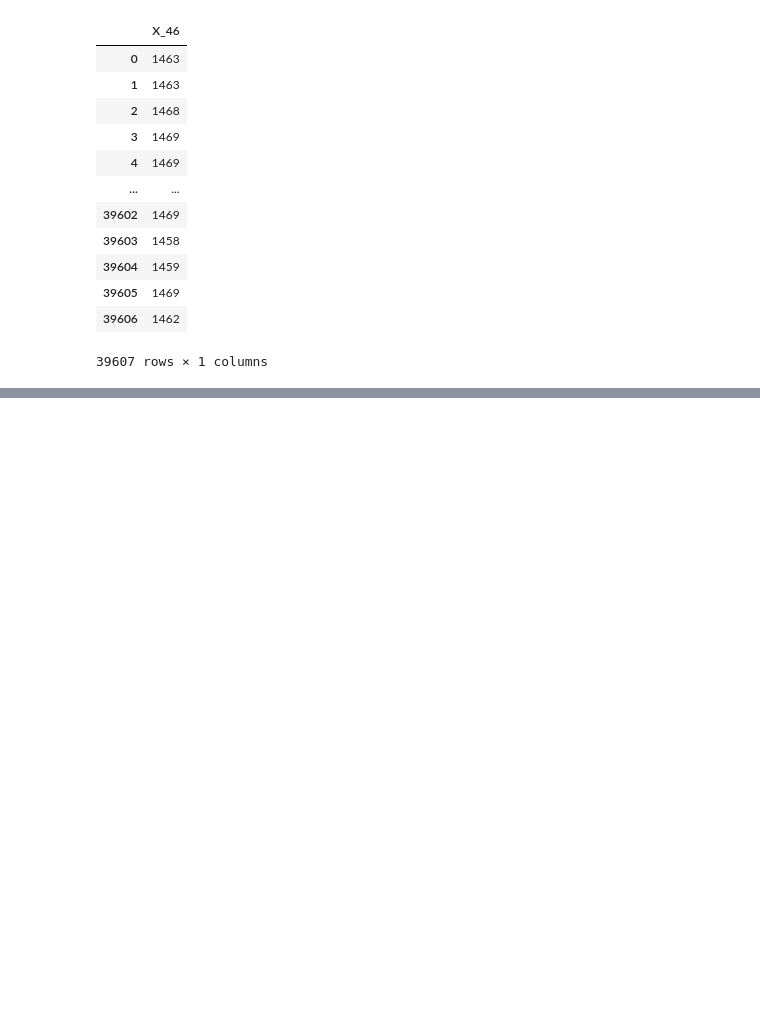
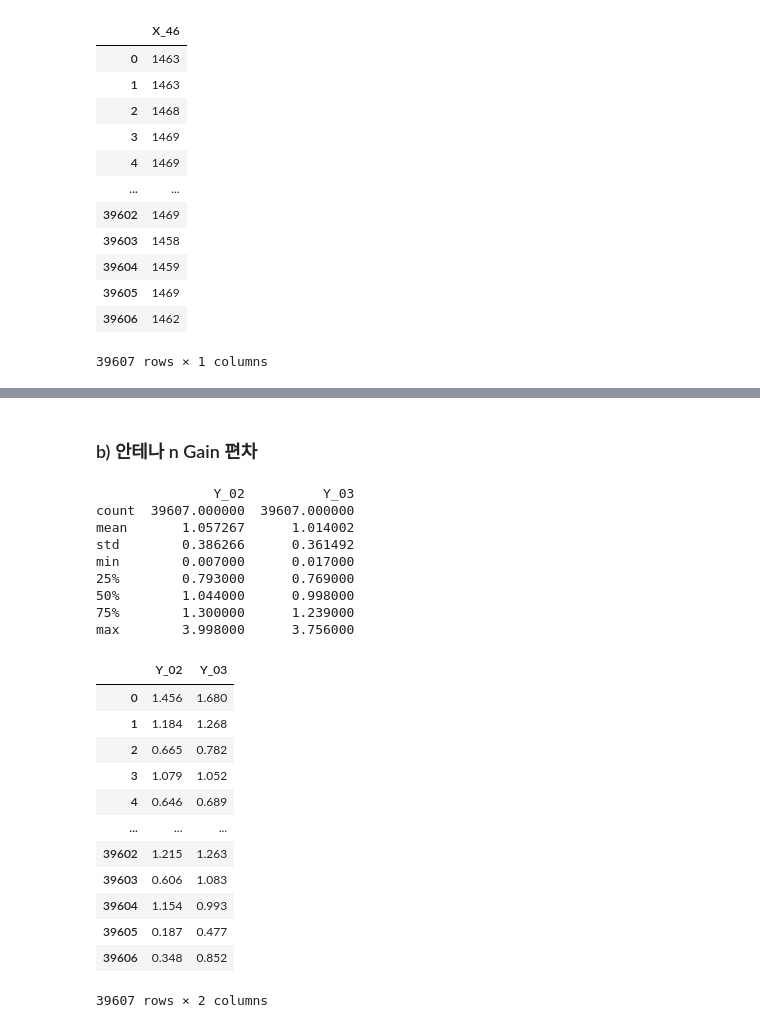
Before and after one commit to jinkyusung/antenna-performance-prediction, a Jupyter notebook: exploratory-data-analysis/eda.ipynb, the cells around one changed output, grey strips where cells are left out. Saved outputs shown, nothing was run; the diff lists cells and outputs as text; code cells hidden in the pictures; blank space fills up the shorter version.

```diff
--- a/exploratory-data-analysis/eda.ipynb
+++ b/exploratory-data-analysis/eda.ipynb
@@ -626,0 +660,29 @@ max     1469.000000
+# %% [markdown]
+### b) 안테나 n Gain 편차
+# %%
+feature = pd.read_csv('../dataset/y_feature/안테나 n Gain 편차.csv')
+print(feature.describe())
+feature
+# %% [output]
+               Y_02          Y_03
+count  39607.000000  39607.000000
+mean       1.057267      1.014002
+std        0.386266      0.361492
+min        0.007000      0.017000
+25%        0.793000      0.769000
+50%        1.044000      0.998000
+75%        1.300000      1.239000
+max        3.998000      3.756000
+|  | Y_02 | Y_03 |
+| 0 | 1.456 | 1.680 |
+| 1 | 1.184 | 1.268 |
+| 2 | 0.665 | 0.782 |
+| 3 | 1.079 | 1.052 |
+| 4 | 0.646 | 0.689 |
+| ... | ... | ... |
+| 39602 | 1.215 | 1.263 |
+| 39603 | 0.606 | 1.083 |
+| 39604 | 1.154 | 0.993 |
+| 39605 | 0.187 | 0.477 |
+| 39606 | 0.348 | 0.852 |
+39607 rows × 2 columns
```
Also changed, not shown: parts of 27 cells of this notebook.
